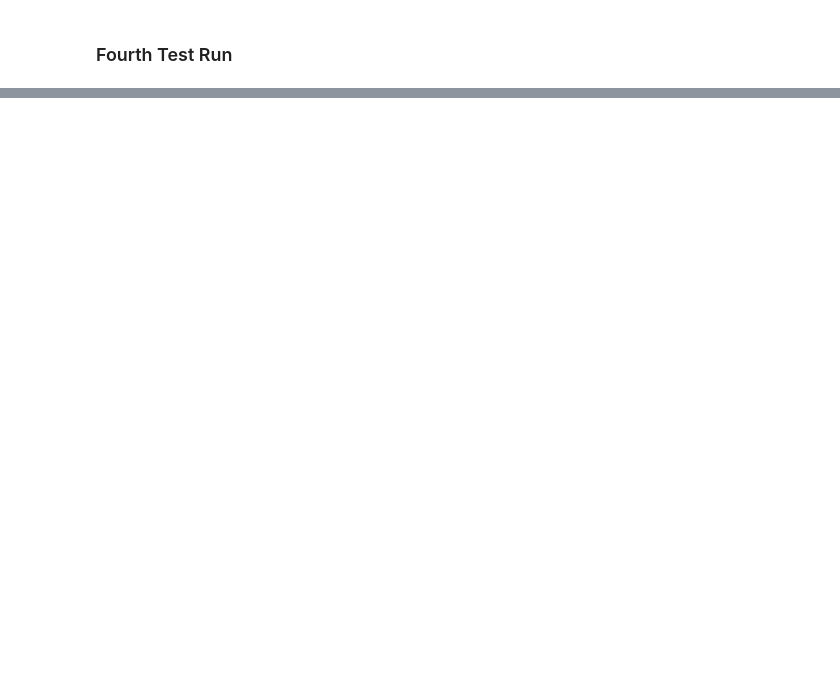
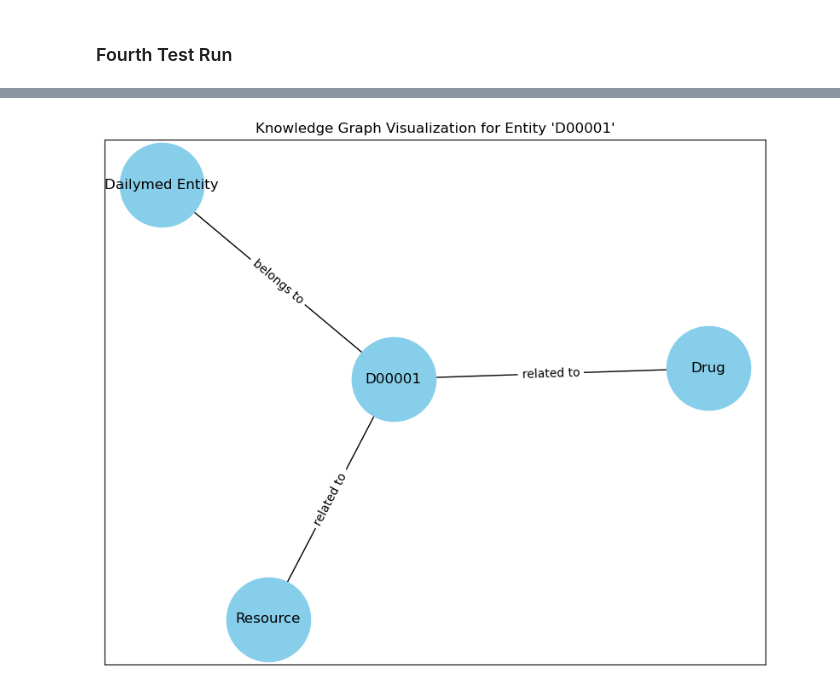
Before and after one commit to ErnestDivine/RA--Prof-Raina, a Jupyter notebook: Apps Scraping & Classification.ipynb, the cells around one changed output, grey strips where cells are left out. Drawn from its saved outputs; the diff is of its cells as text; code cells hidden in the pictures; blank space fills up the shorter version.

```diff
--- a/Apps Scraping & Classification.ipynb
+++ b/Apps Scraping & Classification.ipynb
@@ -439,0 +747,56 @@ Total Score: 25
+# %%
+import networkx as nx
+import matplotlib.pyplot as plt
+
+# Step 1: Define your entities and relations
+entities = {
+    7: "D00001",
+    8: "Resource",
+    11: "Drug",
+    15: "Dailymed Entity"
+    # Add more entities as needed
+}
+
+relations = {
+    0: "related to",
+    1: "type of",
+    2: "contains",
+    3: "belongs to"
+    # Define additional relation types if necessary
+}
+
+# Step 2: Define connections based on train2id.txt (small sample for illustration)
+edges = [
+    (7, 8, 0),  # D00001 -> Resource with relation type 0
+    (7, 11, 0), # D00001 -> Drug with relation type 0
+    (7, 15, 3), # D00001 -> Dailymed Entity with relation type 3
+    # Add more edges if needed
+]
+
+# Step 3: Create a NetworkX graph
+G = nx.DiGraph()
+
+# Step 4: Add nodes and edges
+for entity_id, entity_name in entities.items():
+    G.add_node(entity_id, label=entity_name)
+
+for head, tail, rel_type in edges:
+    G.add_edge(head, tail, label=relations.get(rel_type, "related"))
+
+# Step 5: Draw the graph
+pos = nx.spring_layout(G)  # or nx.circular_layout(G) for a circular arrangement
+plt.figure(figsize=(10, 8))
+
+# Draw nodes with labels
+nx.draw_networkx_nodes(G, pos, node_size=5000, node_color="skyblue")
+nx.draw_networkx_labels(G, pos, labels=entities, font_size=12, font_color="black")
+
+# Draw edges with labels
+nx.draw_networkx_edges(G, pos, arrowstyle='->', arrowsize=20)
+edge_labels = nx.get_edge_attributes(G, 'label')
+nx.draw_networkx_edge_labels(G, pos, edge_labels=edge_labels, font_size=10)
+
+plt.title("Knowledge Graph Visualization for Entity 'D00001'")
+plt.show()
+# %% [output]
+[figure, added]
```
Also changed, not shown: parts of 35 cells of this notebook.
